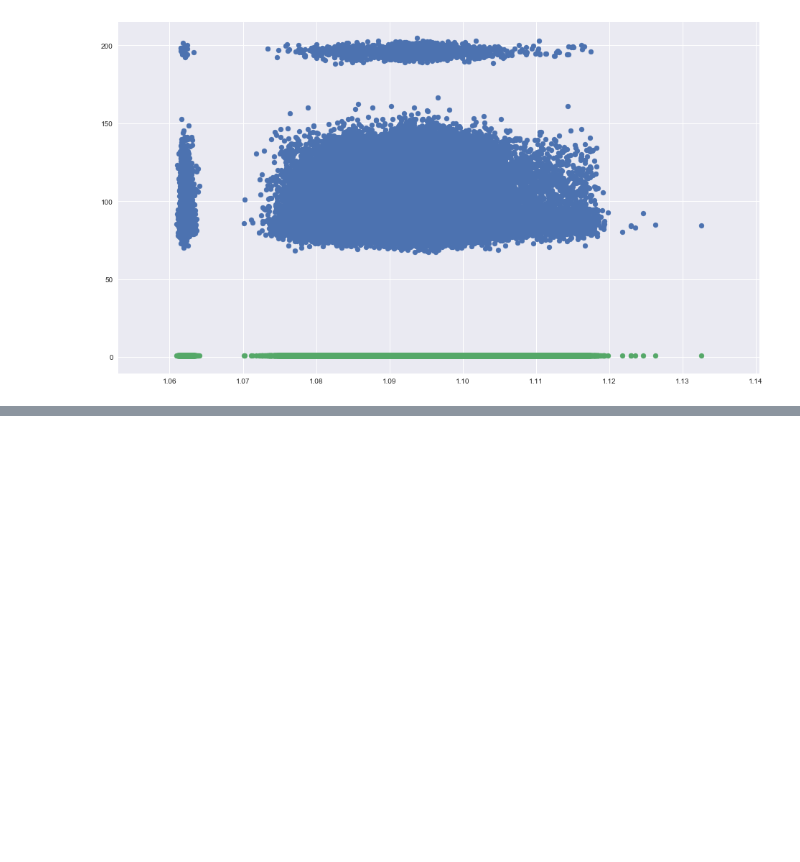
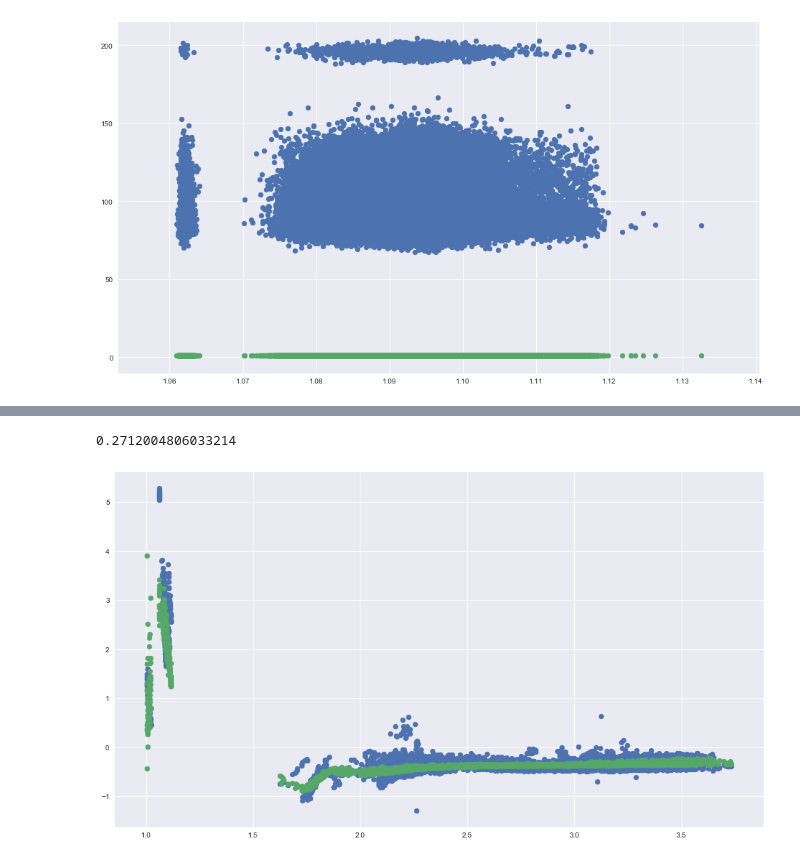
Before and after one commit to stonefollari/champs, a Jupyter notebook: src.ipynb, the cells around one changed output, grey strips where cells are left out. Cells and saved outputs as stored; diff of their text form; code cells hidden in the pictures; blank space fills up the shorter version.

```diff
--- a/src.ipynb
+++ b/src.ipynb
@@ -569,0 +722,19 @@ plt.scatter(x_test, preds)
+# %%
+def build_model():
+    model = keras.Sequential([
+    layers.Dense(32, activation='sigmoid', input_shape=[len(train_ds.keys())]),
+    layers.Dense(32, activation='sigmoid'),
+    layers.Dense(1)
+    ])
+
+#     optimizer = tf.keras.optimizers.RMSprop(0.01)
+    optimizer = tf.keras.optimizers.Adamax(
+    learning_rate=0.001, beta_1=0.9, beta_2=0.999, epsilon=1e-07, name='Adamax')
+
+    model.compile(loss='mse',
+                optimizer=optimizer,
+                metrics=['mae', 'mse'])
+    return model
+# %%
+model = build_model()
+model.summary()
@@ -569,0 +771,7 @@ plt.scatter(x_test, preds)
+# %%
+EPOCHS = 10
+
+history = model.fit(
+  np.array(train_ds), np.array(train_labels),
+  epochs=EPOCHS, validation_split = 0.2, verbose=0, use_multiprocessing=False)
+# callbacks=[tfdocs.modeling.EpochDots()]
@@ -569,0 +794,6 @@ plt.scatter(x_test, preds)
+# %%
+example_result = model.predict(np.array(test_ds))
+diff_result = example_result - test_labels
+diff_result.std()
+# %% [output]
+0.2712004806033214
@@ -569,0 +802,7 @@ plt.scatter(x_test, preds)
+# %%
+# plt.scatter(train_ds['x_0'],train_labels)
+plt.scatter( unnorm_value(test_ds['displacement'], 'displacement'),test_labels)
+plt.scatter( unnorm_value(test_ds['displacement'], 'displacement'),example_result)
+plt.show()
+# %% [output]
+[figure, added]
```
Also changed, not shown: parts of 56 cells of this notebook.
